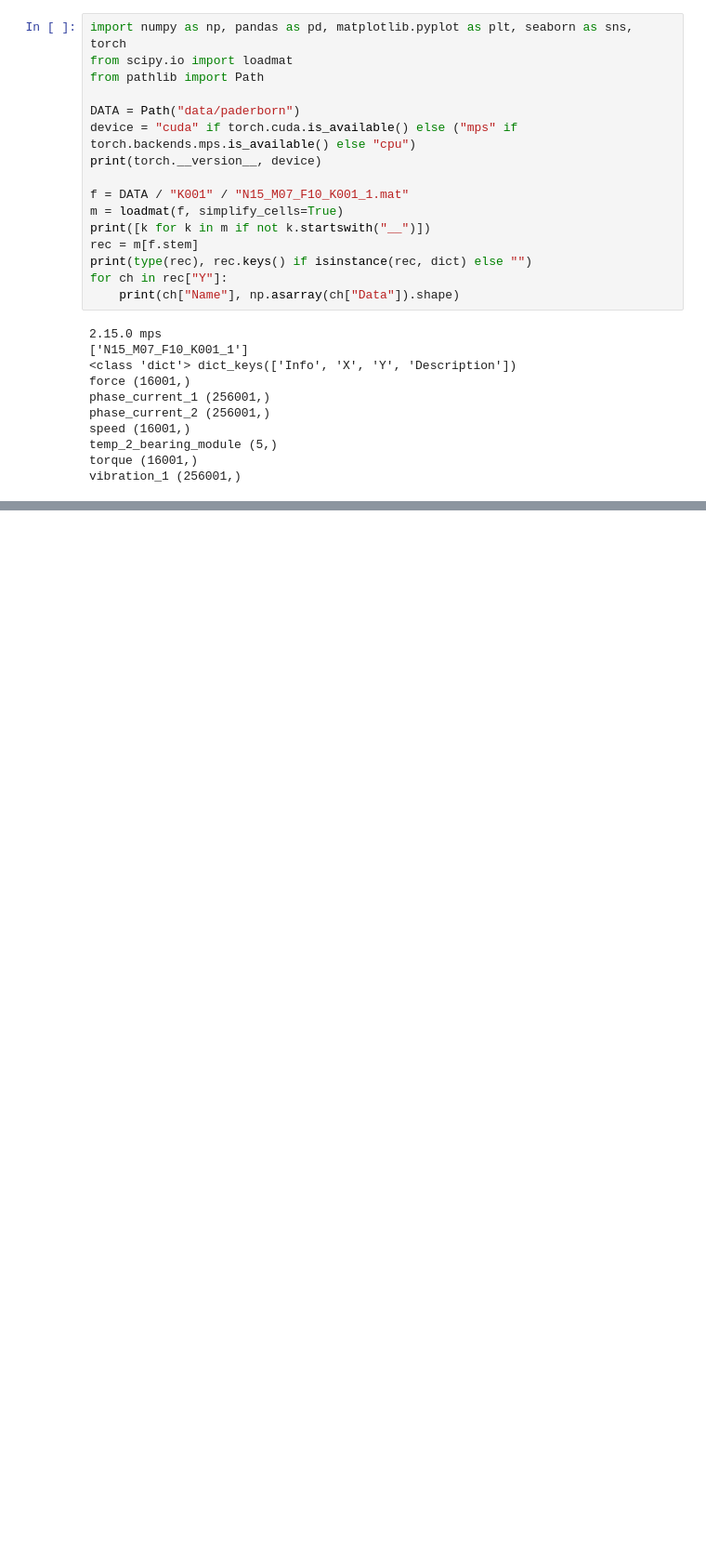
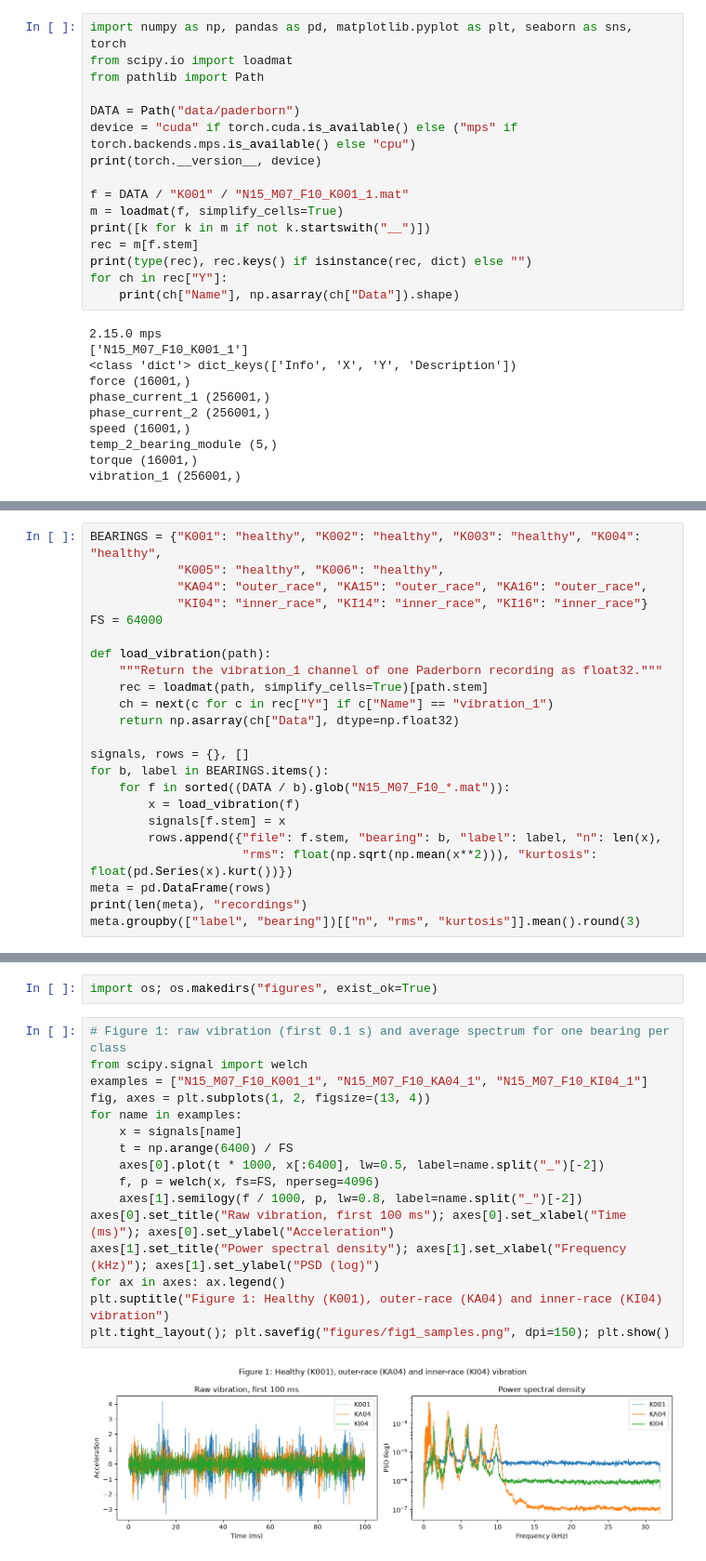
Before and after one commit to MinKhaungMinLwin/VAE-for-bearing-vibration, a Jupyter notebook: generative_model.ipynb, the cells around one changed output, grey strips where cells are left out. Shown at 93% size. Drawn from its saved outputs; the diff is of its cells as text; blank space fills up the shorter version.

Commit message:
feat: load every file and look into signals

```diff
--- a/generative_model.ipynb
+++ b/generative_model.ipynb
@@ -38,0 +41,23 @@ vibration_1 (256001,)
+# %%
+BEARINGS = {"K001": "healthy", "K002": "healthy", "K003": "healthy", "K004": "healthy",
+            "K005": "healthy", "K006": "healthy",
+            "KA04": "outer_race", "KA15": "outer_race", "KA16": "outer_race",
+            "KI04": "inner_race", "KI14": "inner_race", "KI16": "inner_race"}
+FS = 64000
+
+def load_vibration(path):
+    """Return the vibration_1 channel of one Paderborn recording as float32."""
+    rec = loadmat(path, simplify_cells=True)[path.stem]
+    ch = next(c for c in rec["Y"] if c["Name"] == "vibration_1")
+    return np.asarray(ch["Data"], dtype=np.float32)
+
+signals, rows = {}, []
+for b, label in BEARINGS.items():
+    for f in sorted((DATA / b).glob("N15_M07_F10_*.mat")):
+        x = load_vibration(f)
+        signals[f.stem] = x
+        rows.append({"file": f.stem, "bearing": b, "label": label, "n": len(x),
+                     "rms": float(np.sqrt(np.mean(x**2))), "kurtosis": float(pd.Series(x).kurt())})
+meta = pd.DataFrame(rows)
+print(len(meta), "recordings")
+meta.groupby(["label", "bearing"])[["n", "rms", "kurtosis"]].mean().round(3)
@@ -38,0 +80,20 @@ vibration_1 (256001,)
+# %%
+import os; os.makedirs("figures", exist_ok=True)
+# %%
+# Figure 1: raw vibration (first 0.1 s) and average spectrum for one bearing per class
+from scipy.signal import welch
+examples = ["N15_M07_F10_K001_1", "N15_M07_F10_KA04_1", "N15_M07_F10_KI04_1"]
+fig, axes = plt.subplots(1, 2, figsize=(13, 4))
+for name in examples:
+    x = signals[name]
+    t = np.arange(6400) / FS
+    axes[0].plot(t * 1000, x[:6400], lw=0.5, label=name.split("_")[-2])
+    f, p = welch(x, fs=FS, nperseg=4096)
+    axes[1].semilogy(f / 1000, p, lw=0.8, label=name.split("_")[-2])
+axes[0].set_title("Raw vibration, first 100 ms"); axes[0].set_xlabel("Time (ms)"); axes[0].set_ylabel("Acceleration")
+axes[1].set_title("Power spectral density"); axes[1].set_xlabel("Frequency (kHz)"); axes[1].set_ylabel("PSD (log)")
+for ax in axes: ax.legend()
+plt.suptitle("Figure 1: Healthy (K001), outer-race (KA04) and inner-race (KI04) vibration")
+plt.tight_layout(); plt.savefig("figures/fig1_samples.png", dpi=150); plt.show()
+# %% [output]
+[figure, added]
```
Also changed, not shown: parts of 2 cells of this notebook.
